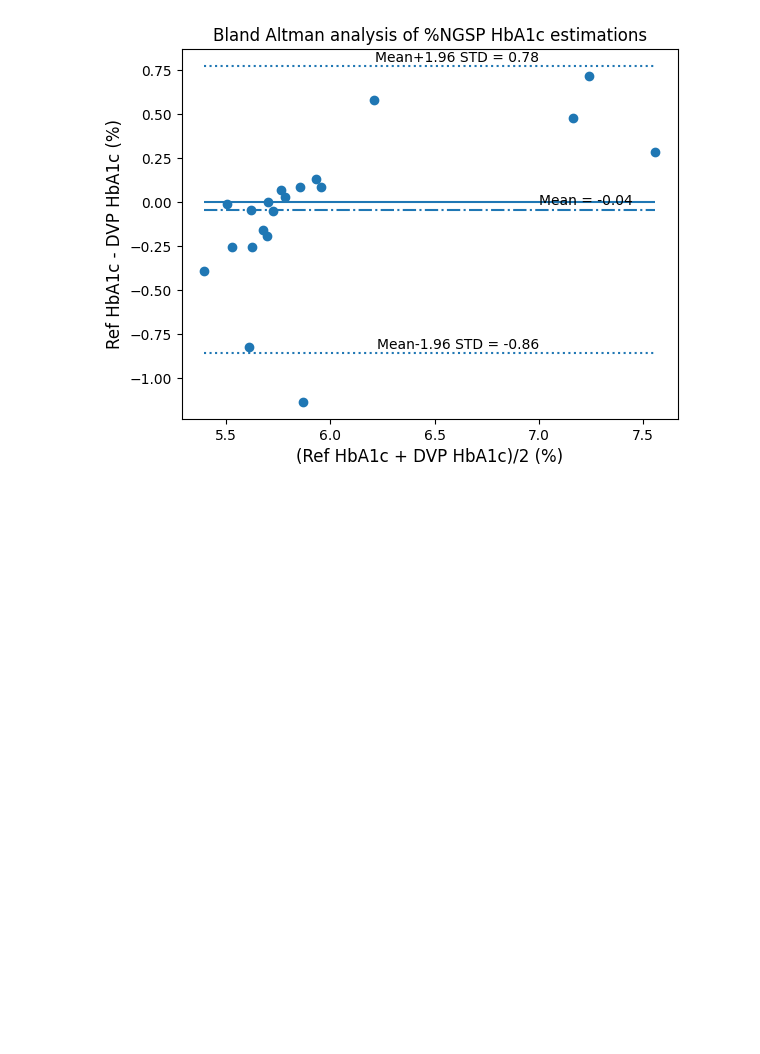
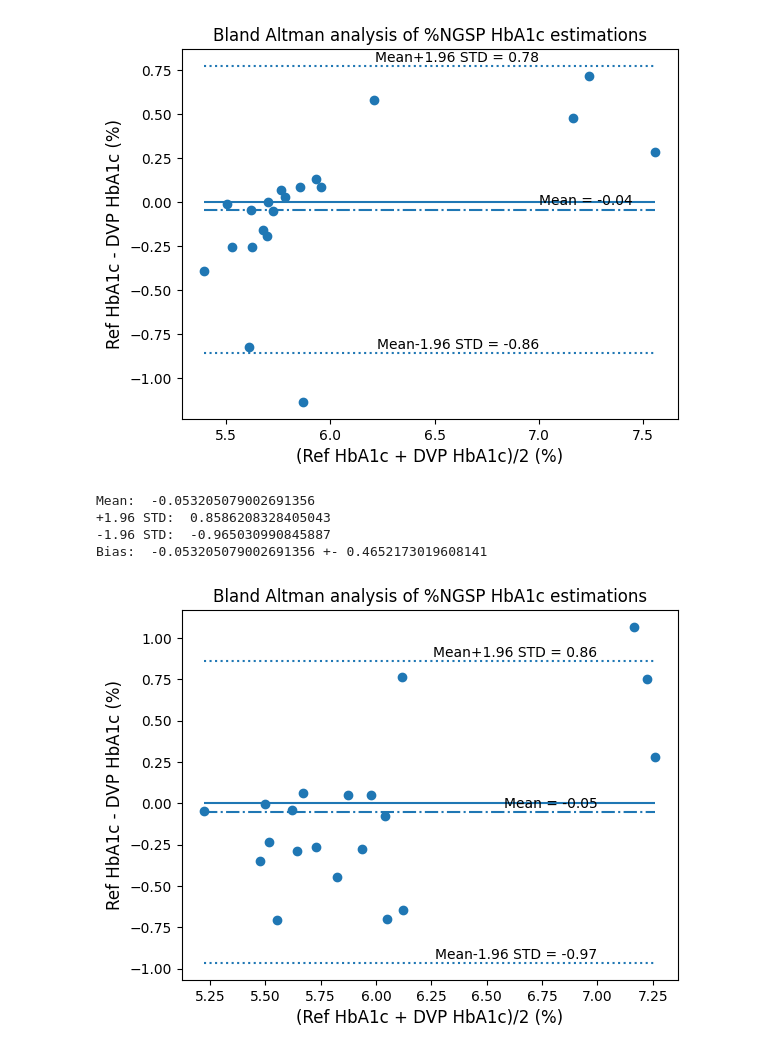
Before and after one commit to shamasatter/Estimating-HbA1c-from-PPG-using-ML, a Jupyter notebook: fig.ipynb, the cells around one changed output. Saved outputs shown, nothing was run; the diff lists cells and outputs as text; code cells hidden in the pictures; blank space fills up the shorter version.

```diff
--- a/fig.ipynb
+++ b/fig.ipynb
@@ -284,3 +284,32 @@ Mean:  -0.04214899117269573
 -1.96 STD:  -0.8603425372899598
 Bias:  -0.04214899117269573 +- 0.4174456867945225
 [figure]
+# %%
+lg_woacdc=[5.249542372750184,
+ 5.7893784294150725,
+ 6.400598488752843,
+ 5.641225942998698,
+ 6.443610476665328,
+ 5.6395124578042335,
+ 5.907699362699188,
+ 6.85060376290969,
+ 6.078838152736708,
+ 7.121552461773166,
+ 6.07516311944257,
+ 5.851342709021766,
+ 5.9521591176866275,
+ 6.633843942081219,
+ 5.631278661896829,
+ 6.045653287087352,
+ 5.649765289987314,
+ 5.502760786261108,
+ 5.862445093994382,
+ 5.737127664089559]
+# %%
+hBAA( lg2,lg_woacdc)
+# %% [output]
+Mean:  -0.053205079002691356
++1.96 STD:  0.8586208328405043
+-1.96 STD:  -0.965030990845887
+Bias:  -0.053205079002691356 +- 0.4652173019608141
+[figure, added]
```
